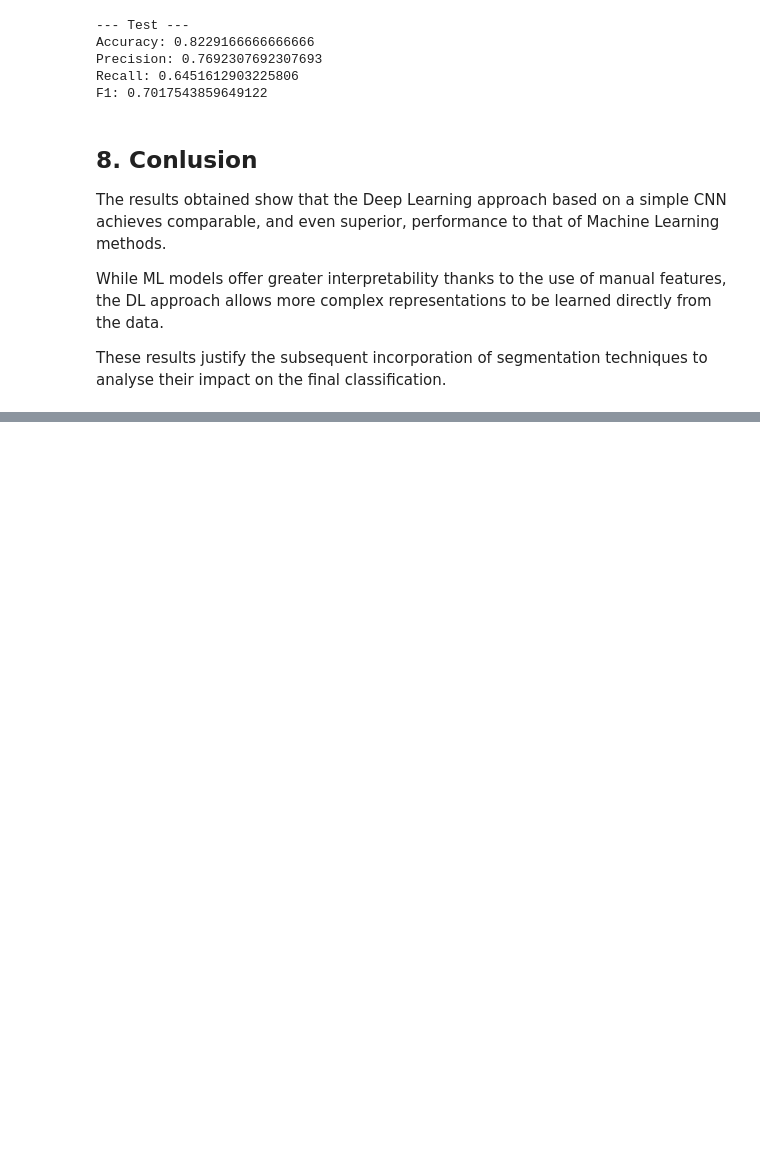
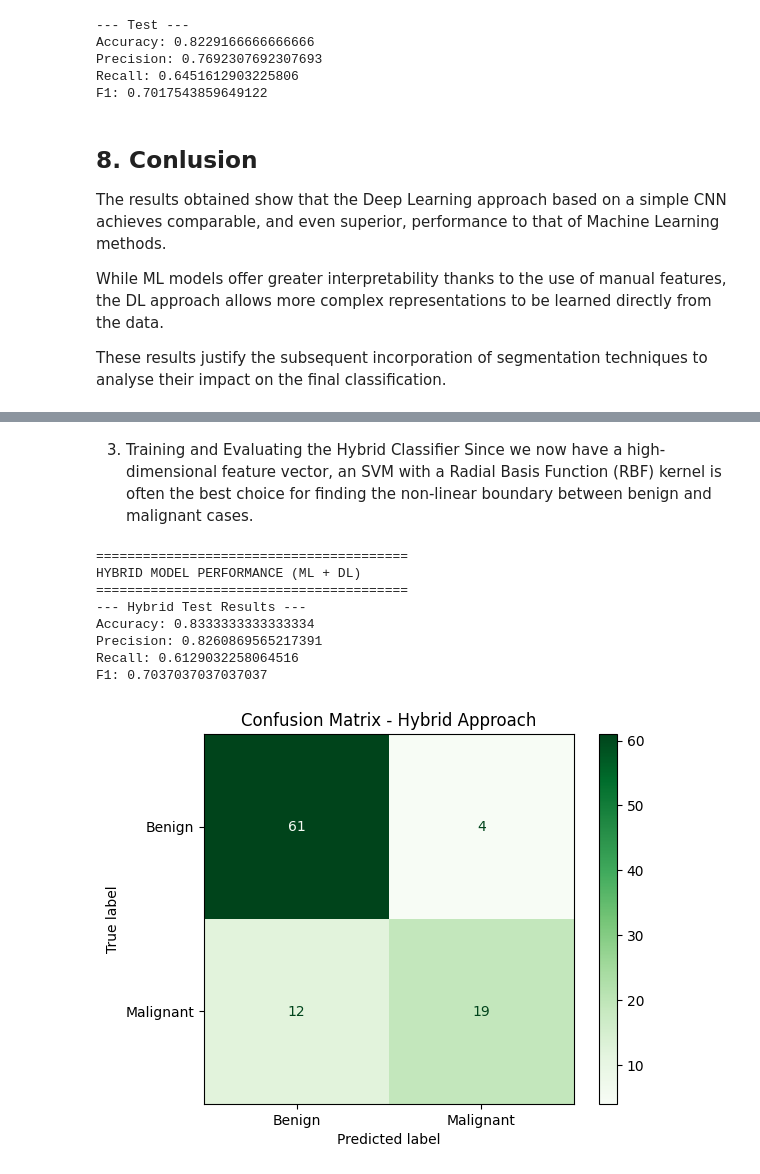
Before and after one commit to Lgonrat/trabajo-admeav, a Jupyter notebook: ML_DL_finalProject.ipynb, the cells around one changed output, grey strips where cells are left out. Drawn from its saved outputs; the diff is of its cells as text; code cells hidden in the pictures; blank space fills up the shorter version.

```diff
--- a/ML_DL_finalProject.ipynb
+++ b/ML_DL_finalProject.ipynb
@@ -683,0 +790,42 @@ These results justify the subsequent incorporation of segmentation techniques to
+# %% [markdown]
+3. Training and Evaluating the Hybrid Classifier
+Since we now have a high-dimensional feature vector, an SVM with a Radial Basis Function (RBF) kernel is often the best choice for finding the non-linear boundary between benign and malignant cases.
+# %%
+from sklearn.svm import SVC
+from sklearn.pipeline import Pipeline
+from sklearn.preprocessing import StandardScaler
+from sklearn.metrics import classification_report, confusion_matrix, ConfusionMatrixDisplay
+
+# Create the Hybrid Pipeline
+# Scaling is crucial because manual features and deep features have different ranges
+hybrid_clf = Pipeline([
+    ('scaler', StandardScaler()),
+    ('svm', SVC(kernel='rbf', C=1.0, class_weight='balanced', probability=True))
+])
+
+# Train the SVM on the fused features
+hybrid_clf.fit(X_train_hyb, y_train_hyb)
+
+# Final Evaluation
+print("\n" + "="*40)
+print("HYBRID MODEL PERFORMANCE (ML + DL)")
+print("="*40)
+evaluate(hybrid_clf, X_test_hyb, y_test_hyb, "Hybrid Test Results")
+
+# Plotting the Confusion Matrix
+preds_hyb = hybrid_clf.predict(X_test_hyb)
+cm = confusion_matrix(y_test_hyb, preds_hyb)
+disp = ConfusionMatrixDisplay(confusion_matrix=cm, display_labels=['Benign', 'Malignant'])
+disp.plot(cmap='Greens')
+plt.title('Confusion Matrix - Hybrid Approach')
+plt.show()
+# %% [output]
+========================================
+HYBRID MODEL PERFORMANCE (ML + DL)
+========================================
+--- Hybrid Test Results ---
+Accuracy: 0.8333333333333334
+Precision: 0.8260869565217391
+Recall: 0.6129032258064516
+F1: 0.7037037037037037
+[figure, added]
```
Also changed, not shown: parts of 5 cells of this notebook.
